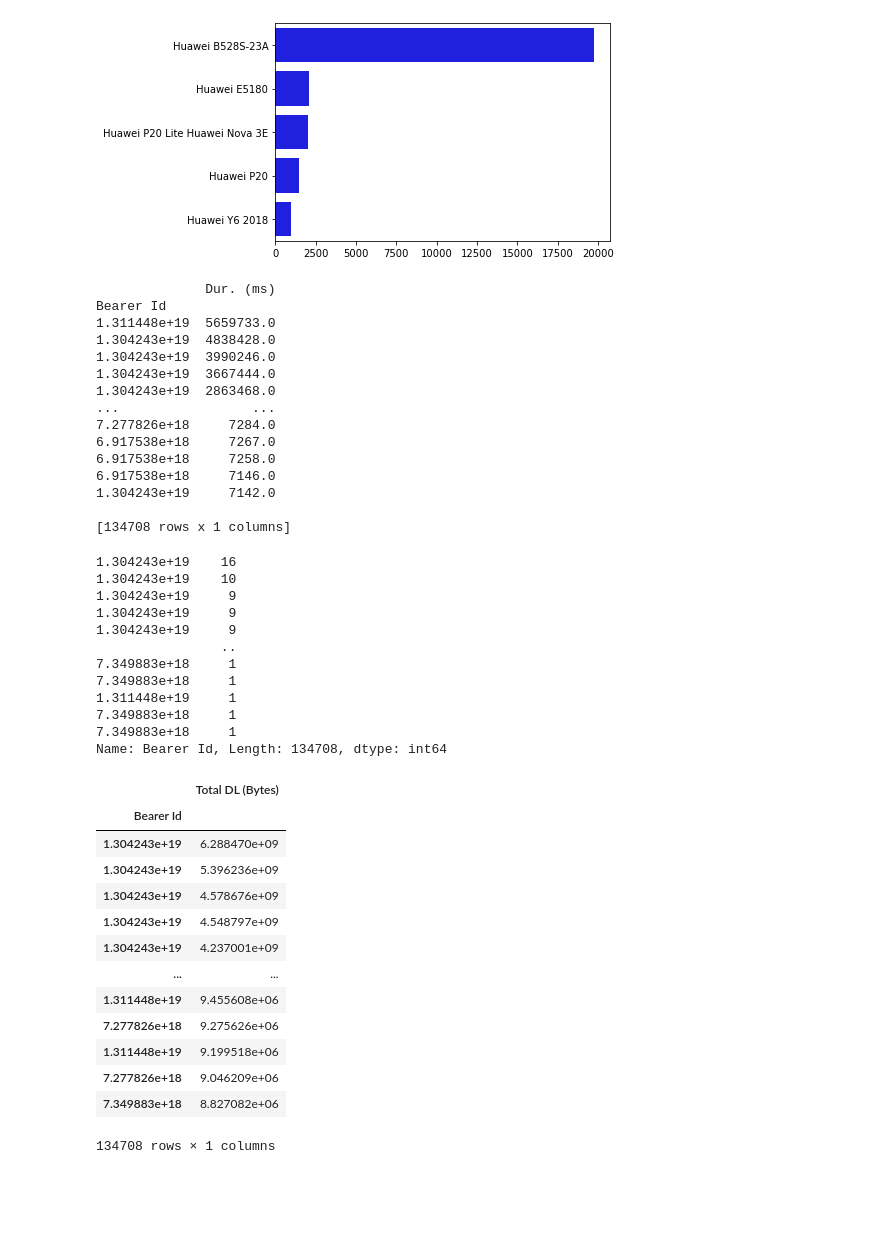
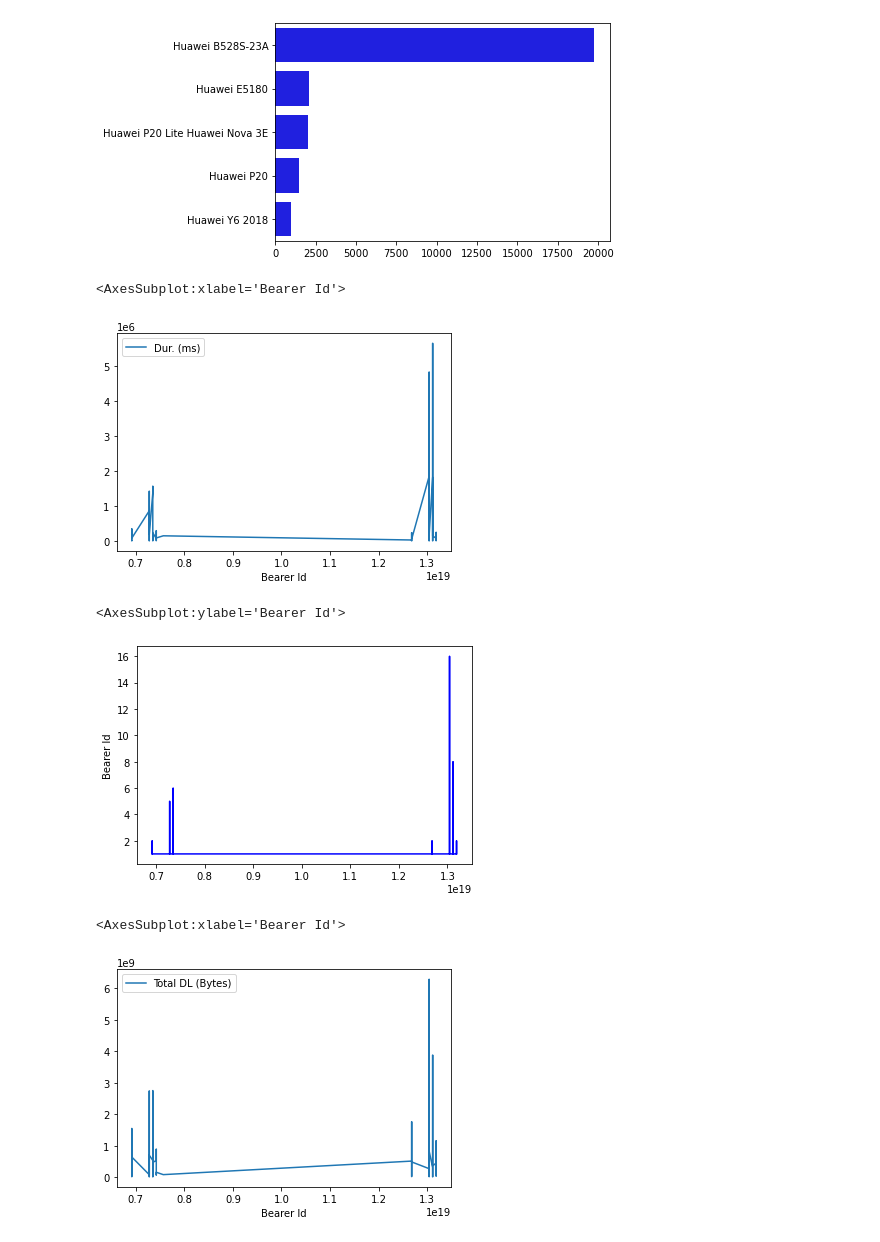
Before and after one commit to KaydeeJR/TelecomUser_DataAnalysis, a Jupyter notebook: notebooks/exploring_data.ipynb, the cells around one changed output. Saved outputs shown, nothing was run; the diff lists cells and outputs as text; code cells hidden in the pictures; blank space fills up the shorter version.

```diff
--- a/notebooks/exploring_data.ipynb
+++ b/notebooks/exploring_data.ipynb
@@ -97,56 +96,19 @@ for manufacturer in top_3_handset_manuf_values:
 [figure]
 # %%
 bearer_xDR_sess = dataframe.groupby(["Bearer Id"])
-bearer_xDR_dur_df = bearer_xDR_sess.agg({"Dur. (ms)":'sum'}).sort_values(by=["Dur. (ms)"],ascending=False)
-#PLOTTING
-#sns.barplot(x=bearer_dur_df["Dur. (ms)"].head(10),y=bearer_dur_df.head(10).index, color="b", orient="h")
-print(bearer_xDR_dur_df)
+bearer_xDR_dur_df = bearer_xDR_sess.agg({"Dur. (ms)":'sum'})
+sns.lineplot(data=bearer_xDR_dur_df, color="b")
 # %% [output]
-              Dur. (ms)
-Bearer Id
-1.311448e+19  5659733.0
-1.304243e+19  4838428.0
-1.304243e+19  3990246.0
-1.304243e+19  3667444.0
-1.304243e+19  2863468.0
-...                 ...
-7.277826e+18     7284.0
-6.917538e+18     7267.0
-6.917538e+18     7258.0
-6.917538e+18     7146.0
-1.304243e+19     7142.0
-
-[134708 rows x 1 columns]
+<AxesSubplot:xlabel='Bearer Id'>
+[figure, added]
-# %%
-# number of xDR sessions
-dataframe["Bearer Id"].value_counts()
-# %% [output]
-1.304243e+19    16
-1.304243e+19    10
-1.304243e+19     9
-1.304243e+19     9
-1.304243e+19     9
-                ..
-7.349883e+18     1
-7.349883e+18     1
-1.311448e+19     1
-7.349883e+18     1
-7.349883e+18     1
-Name: Bearer Id, Length: 134708, dtype: int64
+# %%
+sns.lineplot(data=dataframe["Bearer Id"].value_counts(), color="b")
+# %% [output]
+<AxesSubplot:ylabel='Bearer Id'>
+[figure, added]
 # %%
 bearer_xDR_sess.agg({"Total DL (Bytes)":'sum'}).sort_values(by=["Total DL (Bytes)"],ascending=False)
+sns.lineplot(data=bearer_xDR_sess.agg({"Total DL (Bytes)":'sum'}), color="b")
 # %% [output]
-|  | Total DL (Bytes) |
-| Bearer Id |  |
-| 1.304243e+19 | 6.288470e+09 |
-| 1.304243e+19 | 5.396236e+09 |
-| 1.304243e+19 | 4.578676e+09 |
-| 1.304243e+19 | 4.548797e+09 |
-| 1.304243e+19 | 4.237001e+09 |
-| ... | ... |
-| 1.311448e+19 | 9.455608e+06 |
-| 7.277826e+18 | 9.275626e+06 |
-| 1.311448e+19 | 9.199518e+06 |
-| 7.277826e+18 | 9.046209e+06 |
-| 7.349883e+18 | 8.827082e+06 |
-134708 rows × 1 columns
+<AxesSubplot:xlabel='Bearer Id'>
+[figure, added]
```
Also changed, not shown: parts of 4 cells of this notebook, 3 other files.
